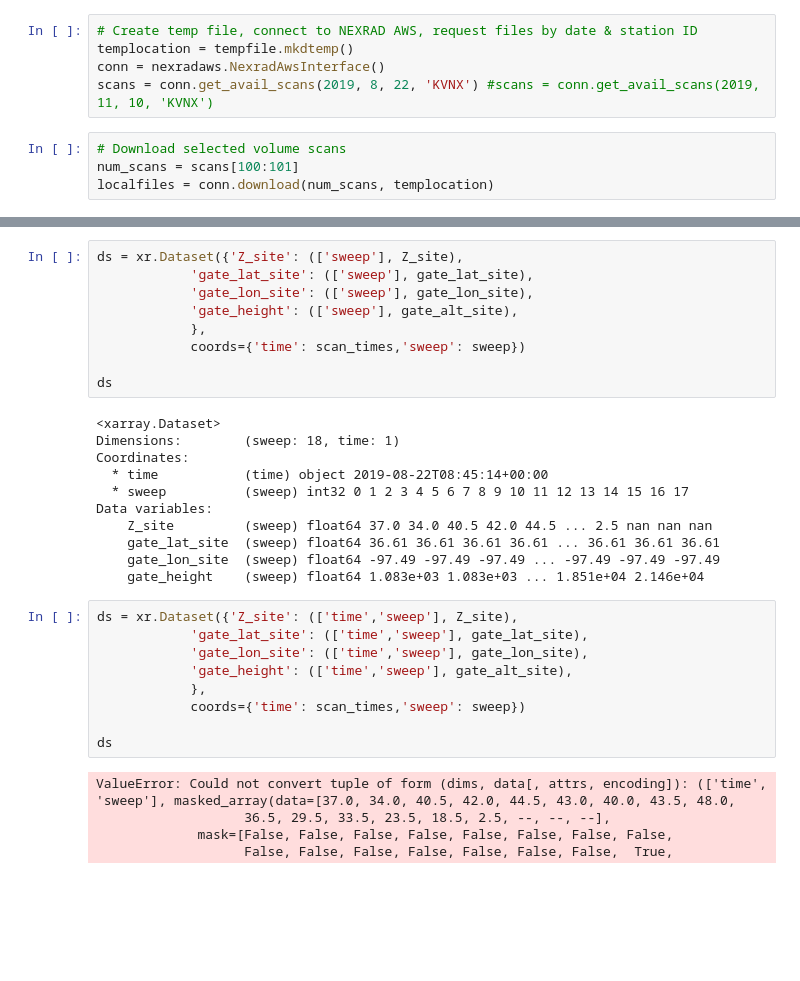
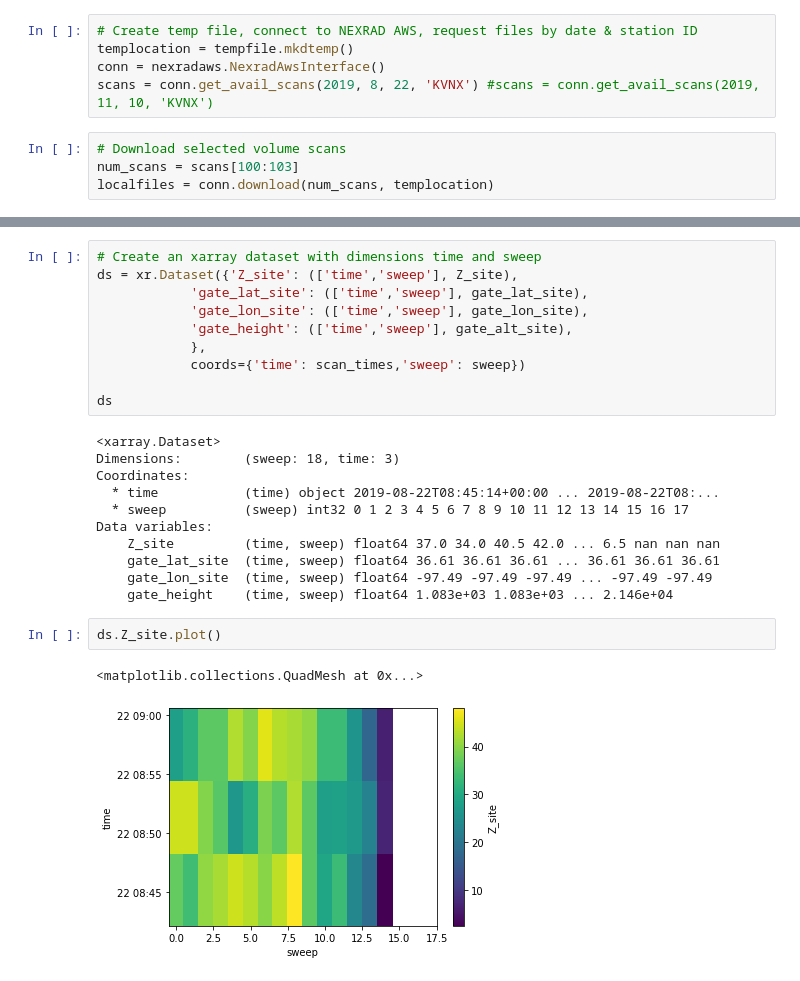
Before and after one commit to waggle-sensor/summer2021, a Jupyter notebook: Andrews/NEXRAD_TimeHeightPlots-Copy1.ipynb, the cells around one changed output, grey strips where cells are left out. Drawn from its saved outputs; the diff is of its cells as text; blank space fills up the shorter version.

```diff
--- a/Andrews/NEXRAD_TimeHeightPlots-Copy1.ipynb
+++ b/Andrews/NEXRAD_TimeHeightPlots-Copy1.ipynb
@@ -20,6 +20,6 @@ conn = nexradaws.NexradAwsInterface()
 scans = conn.get_avail_scans(2019, 8, 22, 'KVNX') #scans = conn.get_avail_scans(2019, 11, 10, 'KVNX')
 # %%
 # Download selected volume scans
-num_scans = scans[100:101]
+num_scans = scans[100:103]
 localfiles = conn.download(num_scans, templocation)
 # %% [output]
@@ -73,34 +92,26 @@ print(scan_times)
 # %%
-ds = xr.Dataset({'Z_site': (['sweep'], Z_site),
-            'gate_lat_site': (['sweep'], gate_lat_site),
-            'gate_lon_site': (['sweep'], gate_lon_site),
-            'gate_height': (['sweep'], gate_alt_site),
+# Create an xarray dataset with dimensions time and sweep
+ds = xr.Dataset({'Z_site': (['time','sweep'], Z_site),
+            'gate_lat_site': (['time','sweep'], gate_lat_site),
+            'gate_lon_site': (['time','sweep'], gate_lon_site),
+            'gate_height': (['time','sweep'], gate_alt_site),
             },
             coords={'time': scan_times,'sweep': sweep})
 
 ds
 # %% [output]
 <xarray.Dataset>
-Dimensions:        (sweep: 18, time: 1)
+Dimensions:        (sweep: 18, time: 3)
 Coordinates:
-  * time           (time) object 2019-08-22T08:45:14+00:00
+  * time           (time) object 2019-08-22T08:45:14+00:00 ... 2019-08-22T08:...
   * sweep          (sweep) int32 0 1 2 3 4 5 6 7 8 9 10 11 12 13 14 15 16 17
 Data variables:
-    Z_site         (sweep) float64 37.0 34.0 40.5 42.0 44.5 ... 2.5 nan nan nan
-    gate_lat_site  (sweep) float64 36.61 36.61 36.61 36.61 ... 36.61 36.61 36.61
-    gate_lon_site  (sweep) float64 -97.49 -97.49 -97.49 ... -97.49 -97.49 -97.49
-    gate_height    (sweep) float64 1.083e+03 1.083e+03 ... 1.851e+04 2.146e+04
+    Z_site         (time, sweep) float64 37.0 34.0 40.5 42.0 ... 6.5 nan nan nan
+    gate_lat_site  (time, sweep) float64 36.61 36.61 36.61 ... 36.61 36.61 36.61
+    gate_lon_site  (time, sweep) float64 -97.49 -97.49 -97.49 ... -97.49 -97.49
+    gate_height    (time, sweep) float64 1.083e+03 1.083e+03 ... 2.146e+04
-# %%
-ds = xr.Dataset({'Z_site': (['time','sweep'], Z_site),
-            'gate_lat_site': (['time','sweep'], gate_lat_site),
-            'gate_lon_site': (['time','sweep'], gate_lon_site),
-            'gate_height': (['time','sweep'], gate_alt_site),
-            },
-            coords={'time': scan_times,'sweep': sweep})
-
-ds
-# %% [output]
-ValueError: Could not convert tuple of form (dims, data[, attrs, encoding]): (['time', 'sweep'], masked_array(data=[37.0, 34.0, 40.5, 42.0, 44.5, 43.0, 40.0, 43.5, 48.0,
-                   36.5, 29.5, 33.5, 23.5, 18.5, 2.5, --, --, --],
-             mask=[False, False, False, False, False, False, False, False,
-                   False, False, False, False, False, False, False,  True,
+# %%
+ds.Z_site.plot()
+# %% [output]
+<matplotlib.collections.QuadMesh at 0x...>
+[figure, added]
```
Also changed, not shown: parts of 2 cells of this notebook.
